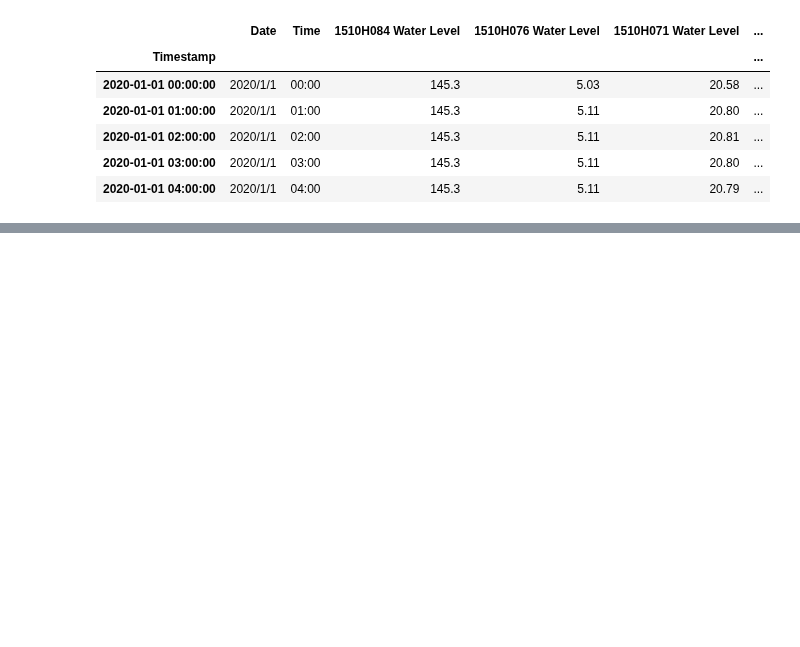
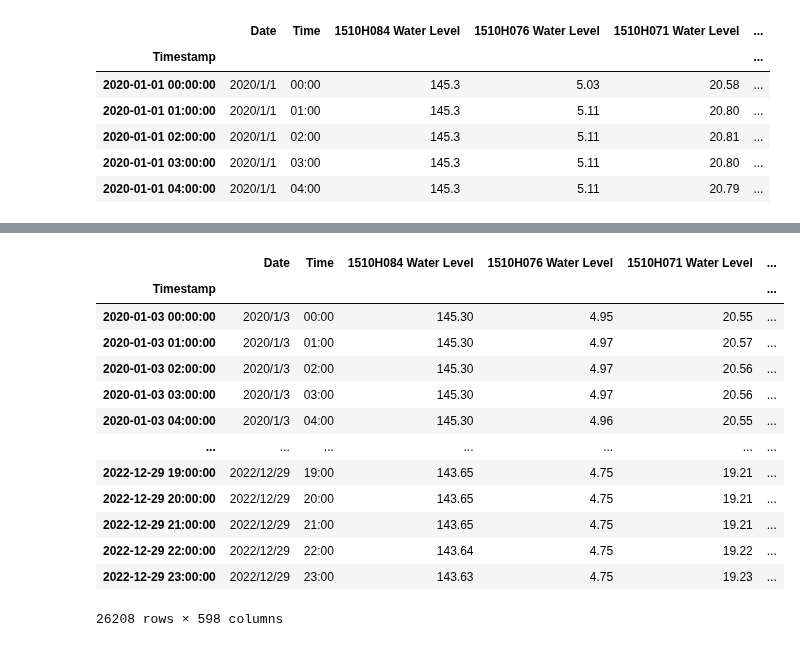
Before and after one commit to wenyi22/-, a Jupyter notebook: water level prediction.ipynb, the cells around one changed output, grey strips where cells are left out. Cells and saved outputs as stored; diff of their text form; code cells hidden in the pictures; blank space fills up the shorter version.

```diff
--- a/water level prediction.ipynb
+++ b/water level prediction.ipynb
@@ -118,3 +127,29 @@ data = data.dropna()
+# %%
+# 增加T+1到T+48的雨量
+for station in ["19774 Rainfall","20016 Rainfall","19606 Rainfall","19335 Rainfall"]:
+    col = f"{station}"
+    for t in range(1, 49):
+        future_col_name = f"{col}_T+{t}"
+        data[future_col_name] = data[col].shift(-t)
+
+# 刪除包含NaN的行
+data = data.dropna()
+data
+# %% [output]
+|  | Date | Time | 1510H084 Water Level | 1510H076 Water Level | 1510H071 Water Level | ... |
+| Timestamp |  |  |  |  |  | ... |
+| 2020-01-03 00:00:00 | 2020/1/3 | 00:00 | 145.30 | 4.95 | 20.55 | ... |
+| 2020-01-03 01:00:00 | 2020/1/3 | 01:00 | 145.30 | 4.97 | 20.57 | ... |
+| 2020-01-03 02:00:00 | 2020/1/3 | 02:00 | 145.30 | 4.97 | 20.56 | ... |
+| 2020-01-03 03:00:00 | 2020/1/3 | 03:00 | 145.30 | 4.97 | 20.56 | ... |
+| 2020-01-03 04:00:00 | 2020/1/3 | 04:00 | 145.30 | 4.96 | 20.55 | ... |
+| ... | ... | ... | ... | ... | ... | ... |
+| 2022-12-29 19:00:00 | 2022/12/29 | 19:00 | 143.65 | 4.75 | 19.21 | ... |
+| 2022-12-29 20:00:00 | 2022/12/29 | 20:00 | 143.65 | 4.75 | 19.21 | ... |
+| 2022-12-29 21:00:00 | 2022/12/29 | 21:00 | 143.65 | 4.75 | 19.21 | ... |
+| 2022-12-29 22:00:00 | 2022/12/29 | 22:00 | 143.64 | 4.75 | 19.22 | ... |
+| 2022-12-29 23:00:00 | 2022/12/29 | 23:00 | 143.63 | 4.75 | 19.23 | ... |
+26208 rows × 598 columns
 # %%
 import sys
 print(sys.executable)
```
Also changed, not shown: parts of 28 cells of this notebook.
